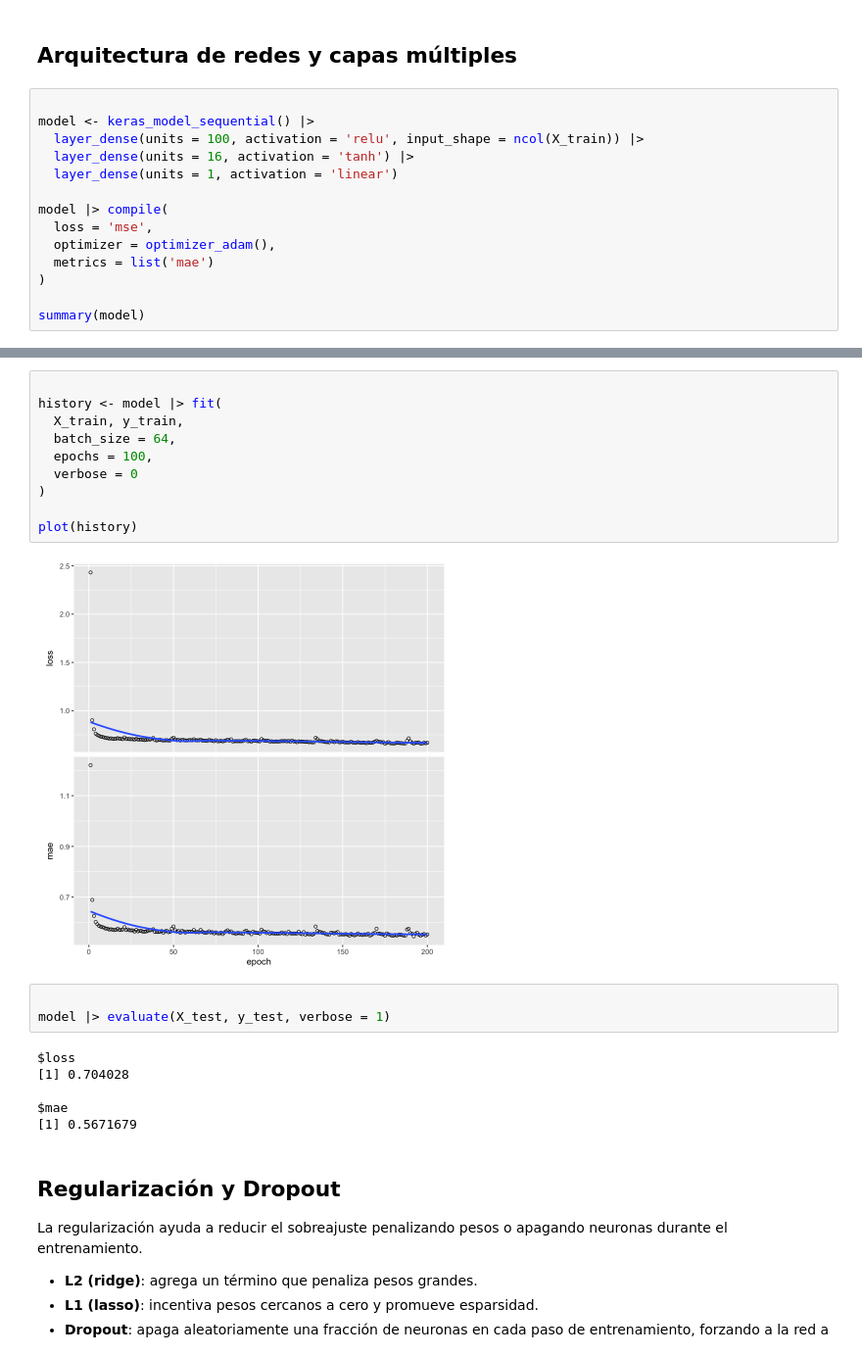
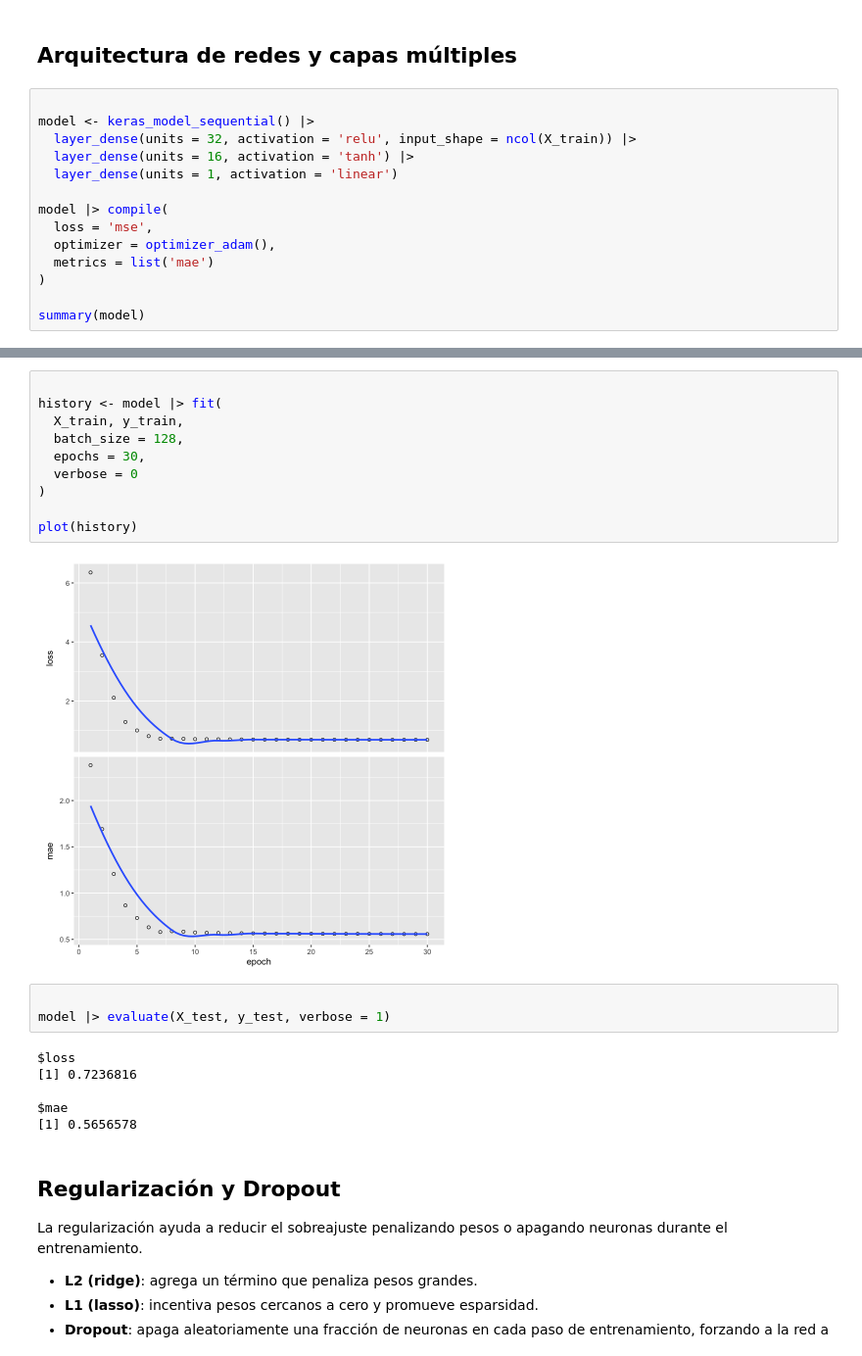
Before and after one commit to ignaciomsarmiento/ML_UNLP_Lectures, a Jupyter notebook: Week05/Notebook_SS05_NN_R.ipynb, the cells around one changed output, grey strips where cells are left out. Shown: that part at 98% size. Saved outputs shown, nothing was run; the diff lists cells and outputs as text.

```diff
--- a/Week05/Notebook_SS05_NN_R.ipynb
+++ b/Week05/Notebook_SS05_NN_R.ipynb
@@ -150,7 +161,7 @@ $mae
 # %%
 
 model <- keras_model_sequential() |>
-  layer_dense(units = 100, activation = 'relu', input_shape = ncol(X_train)) |>
+  layer_dense(units = 32, activation = 'relu', input_shape = ncol(X_train)) |>
   layer_dense(units = 16, activation = 'tanh') |>
   layer_dense(units = 1, activation = 'linear')
 
@@ -178,24 +189,24 @@ Model: "sequential_1"
 # %%
 
 history <- model |> fit(
   X_train, y_train,
-  batch_size = 64,
-  epochs = 100,
+  batch_size = 128,
+  epochs = 30,
   verbose = 0
 )
 
 plot(history)
 # %% [output]
-[figure, old version]
+[figure, new version]
 # %%
 
 model |> evaluate(X_test, y_test, verbose = 1)
 # %% [output]
 $loss
-[1] 0.704028
+[1] 0.7236816
 
 $mae
-[1] 0.5671679
+[1] 0.5656578
 # %% [markdown]
 
 ## Regularización y Dropout
```
Also changed, not shown: parts of 10 cells of this notebook, 11 other files.
